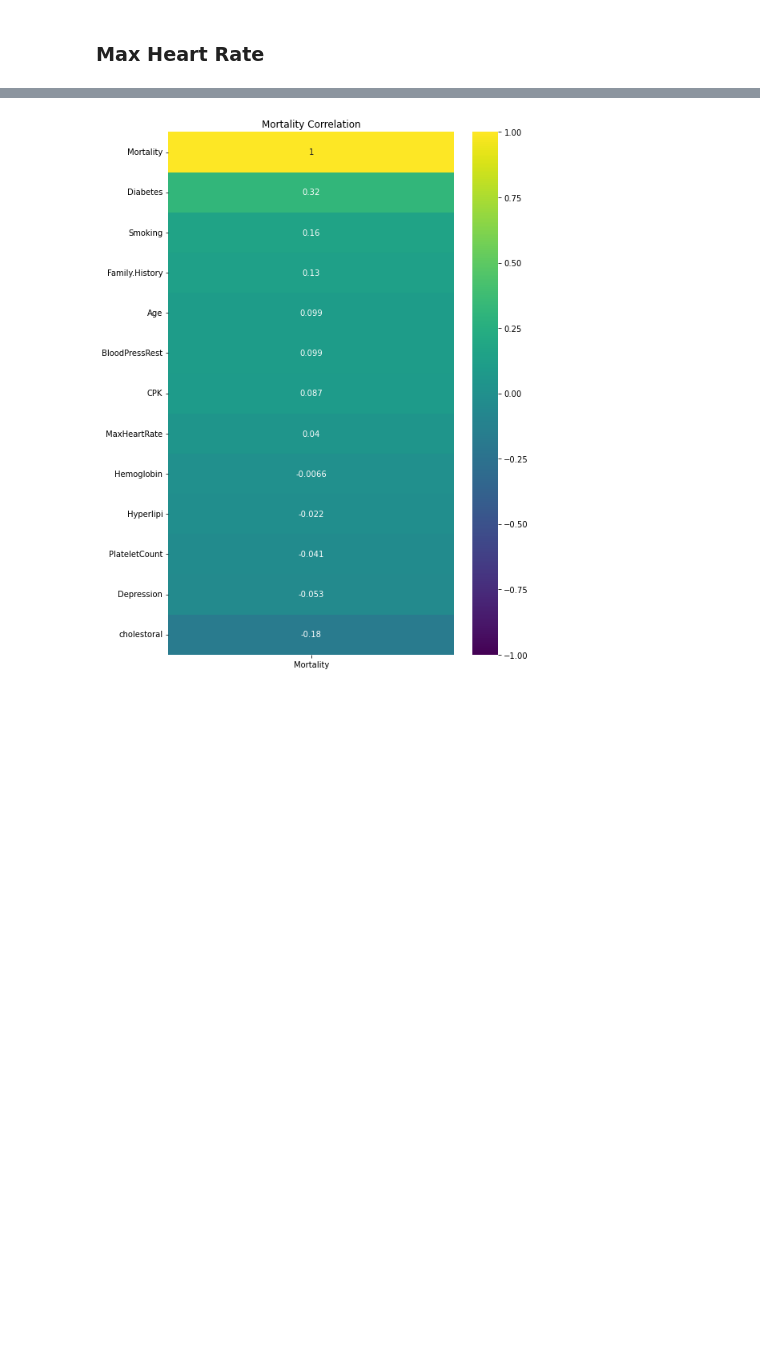
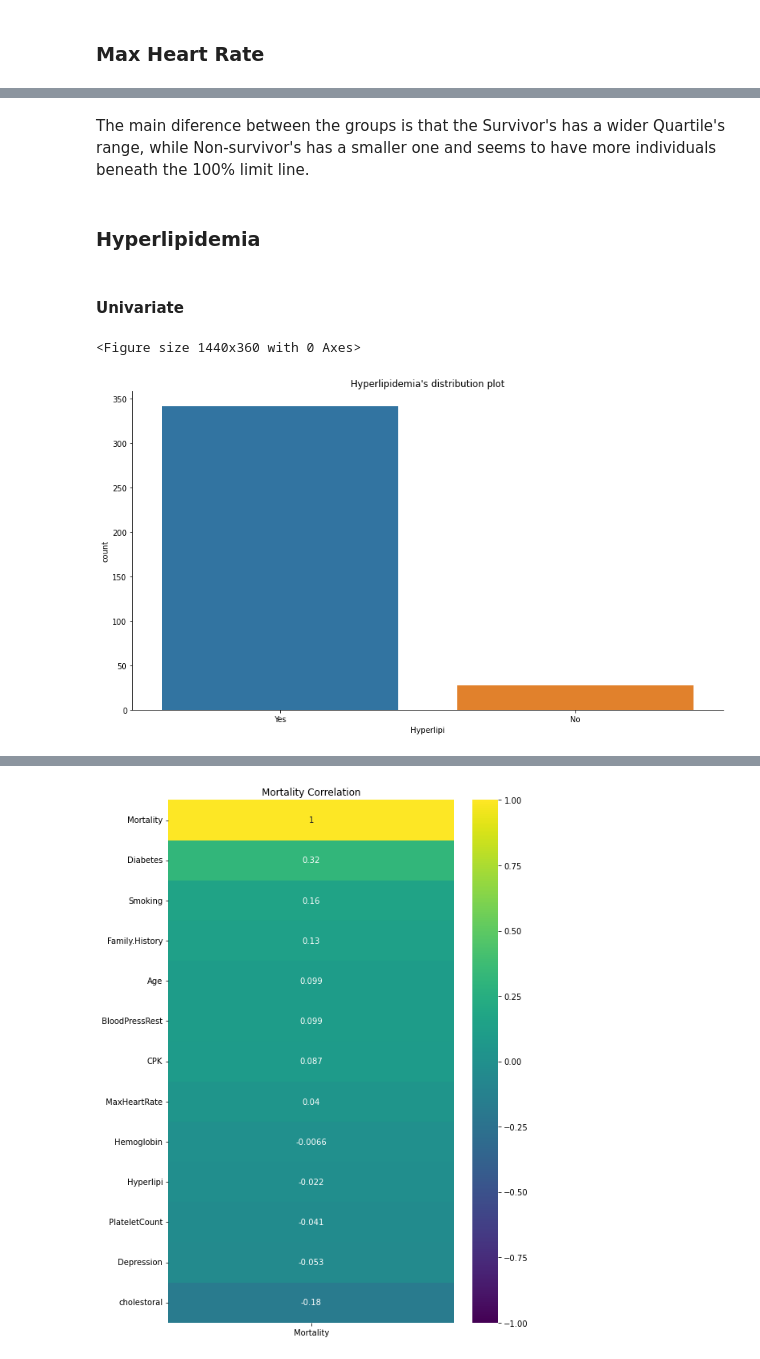
Before and after one commit to RenanGroot/EDA-Heart-Failure, a Jupyter notebook: Heart-Failure-EDA.ipynb, the cells around one changed output, grey strips where cells are left out. Cells and saved outputs as stored; diff of their text form; code cells hidden in the pictures; blank space fills up the shorter version.

```diff
--- a/Heart-Failure-EDA.ipynb
+++ b/Heart-Failure-EDA.ipynb
@@ -941,0 +946,21 @@ The main diference between the groups is that the Survivor's has a wider Quartil
+# %% [markdown]
+The main diference between the groups is that the Survivor's has a wider Quartile's range, while Non-survivor's has a smaller one and seems to have more individuals beneath the 100% limit line.
+# %% [markdown]
+### Hyperlipidemia
+# %% [markdown]
+#### Univariate
+# %%
+# Configuring plot figure size
+plt.figure(figsize=(20,5))
+
+# Selecting plot data and plotting type
+graph = sns.catplot(data=df_numeric.replace({1:"Yes", 0:"No"}), x="Hyperlipi", kind="count", height=6.5, aspect=16/9)
+
+# Setting plot's title
+graph.set(title="Hyperlipidemia's distribution plot")
+
+# Showing plot on JupyterNotebook
+plt.show()
+# %% [output]
+<Figure size 1440x360 with 0 Axes>
+[figure, added]
```
Also changed, not shown: parts of 34 cells of this notebook.
